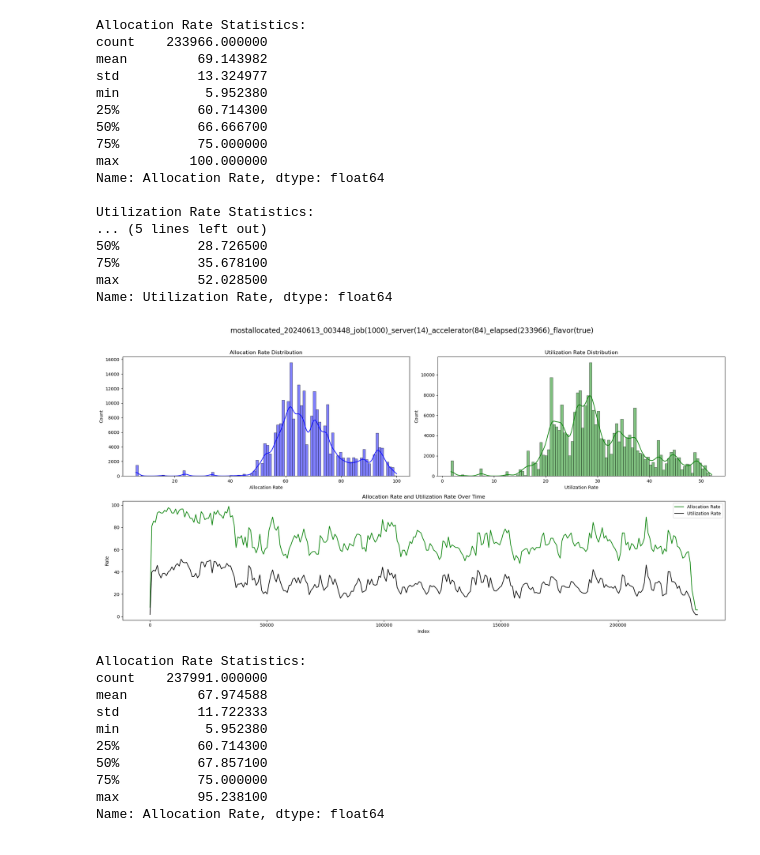
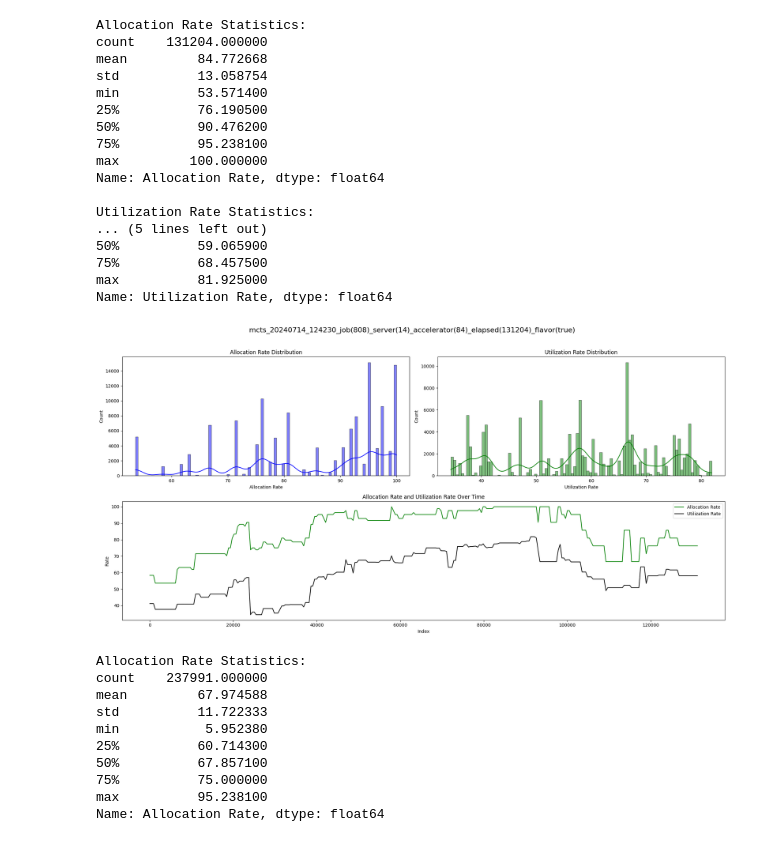
Before and after one commit to mystous/gpu_scheduler, a Jupyter notebook: gen_data/result_analysis.ipynb, the cells around one changed output. Saved outputs shown, nothing was run; the diff lists cells and outputs as text; code cells hidden in the pictures.

```diff
--- a/gen_data/result_analysis.ipynb
+++ b/gen_data/result_analysis.ipynb
@@ -79,24 +96,24 @@ FileNotFoundError: [Errno 2] No such file or directory: 'mostallocated_20240613_
 # %%
-plot_and_show_statistics_("mostallocated_20240613_003448_job(1000)_server(14)_accelerator(84)_elapsed(233966)_flavor(true).result", 100)
+plot_and_show_statistics_("mcts_20240714_124230_job(808)_server(14)_accelerator(84)_elapsed(131204)_flavor(true).result", 100)
 # %% [output]
 Allocation Rate Statistics:
-count    233966.000000
-mean         69.143982
-std          13.324977
-min           5.952380
-25%          60.714300
-50%          66.666700
-75%          75.000000
+count    131204.000000
+mean         84.772668
+std          13.058754
+min          53.571400
+25%          76.190500
+50%          90.476200
+75%          95.238100
 max         100.000000
 Name: Allocation Rate, dtype: float64
 
 Utilization Rate Statistics:
 ... (5 lines left out)
-50%          28.726500
-75%          35.678100
-max          52.028500
+50%          59.065900
+75%          68.457500
+max          81.925000
 Name: Utilization Rate, dtype: float64
-[figure, old version]
+[figure, new version]
 # %%
 plot_and_show_statistics_("compact_20240613_003818_job(1000)_server(14)_accelerator(84)_elapsed(237991)_flavor(false).result", 100)
 # %% [output]
```
Also changed, not shown: parts of 1 cell of this notebook, 20 other files.
